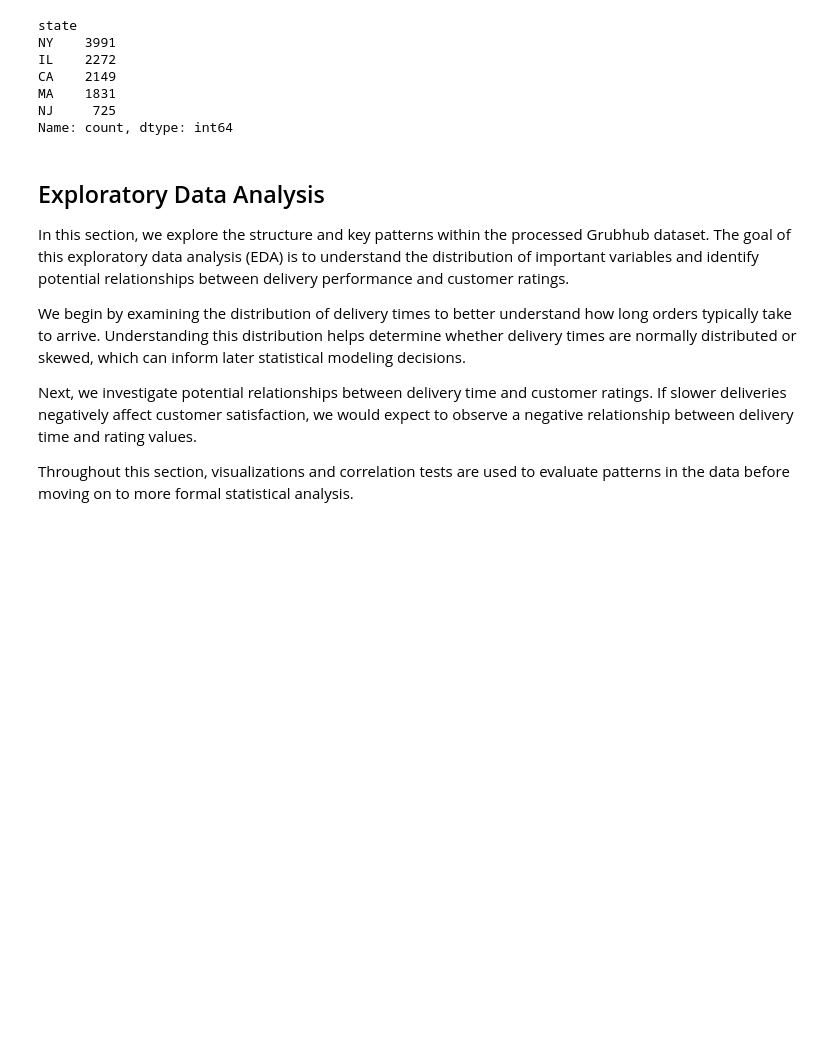
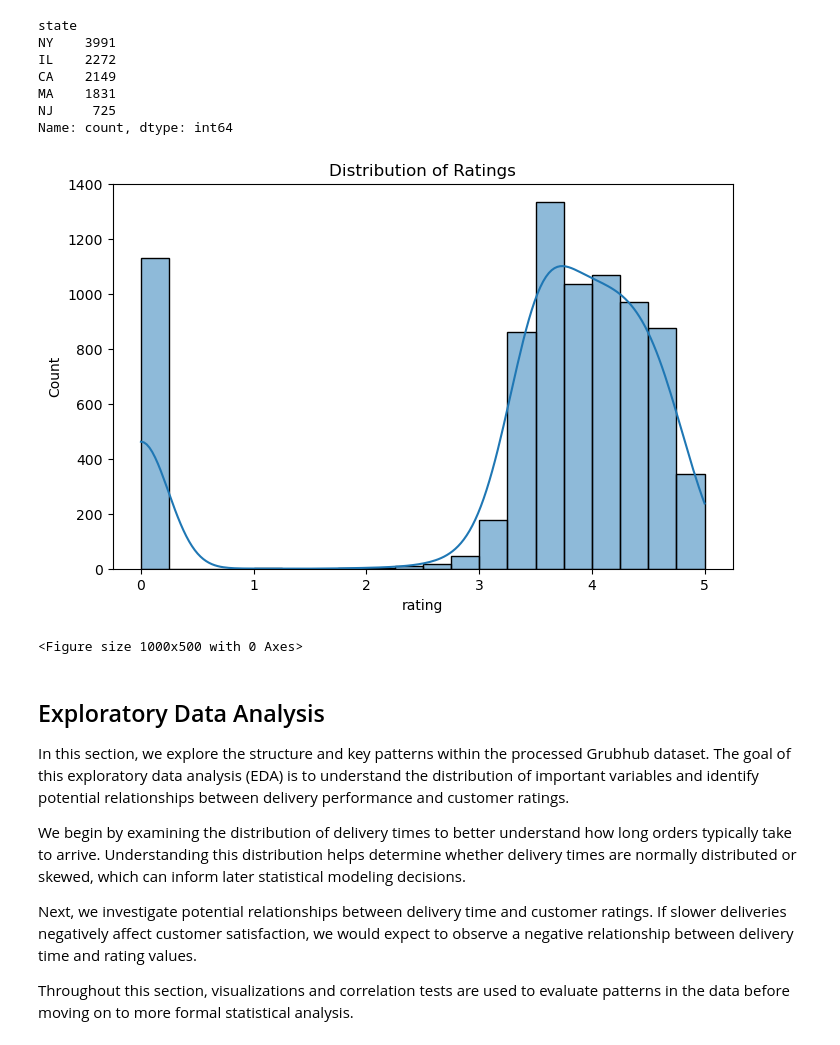
Before and after one commit to COGS108/Group111_WI26, a Jupyter notebook: 02-EDACheckpoint.ipynb, the cells around one changed output. Cells and saved outputs as stored; diff of their text form; code cells hidden in the pictures; blank space fills up the shorter version.

```diff
--- a/02-EDACheckpoint.ipynb
+++ b/02-EDACheckpoint.ipynb
@@ -408,6 +408,24 @@ ny_doordash = doordash[doordash['state'] == 'NY']
 il_doordash = doordash[doordash['state'] == 'IL']
 
 ca_doordash = doordash[doordash['state'] == 'CA']
+# %%
+# Grubhub Plots
+plt.figure(figsize=(8,5))
+
+sns.histplot(
+    data=grubhub,
+    x='rating',
+    bins=20,
+    kde=True
+)
+
+plt.title("Distribution of Ratings")# Create bins
+grubhub['rating_bin'] = pd.cut(grubhub['rating'], bins=6)
+
+plt.figure(figsize=(10,5));
+# %% [output]
+[figure, added]
+<Figure size 1000x500 with 0 Axes>
 # %% [markdown]
 ## Exploratory Data Analysis
 
```
Also changed, not shown: parts of 9 cells of this notebook, 1 other file.
